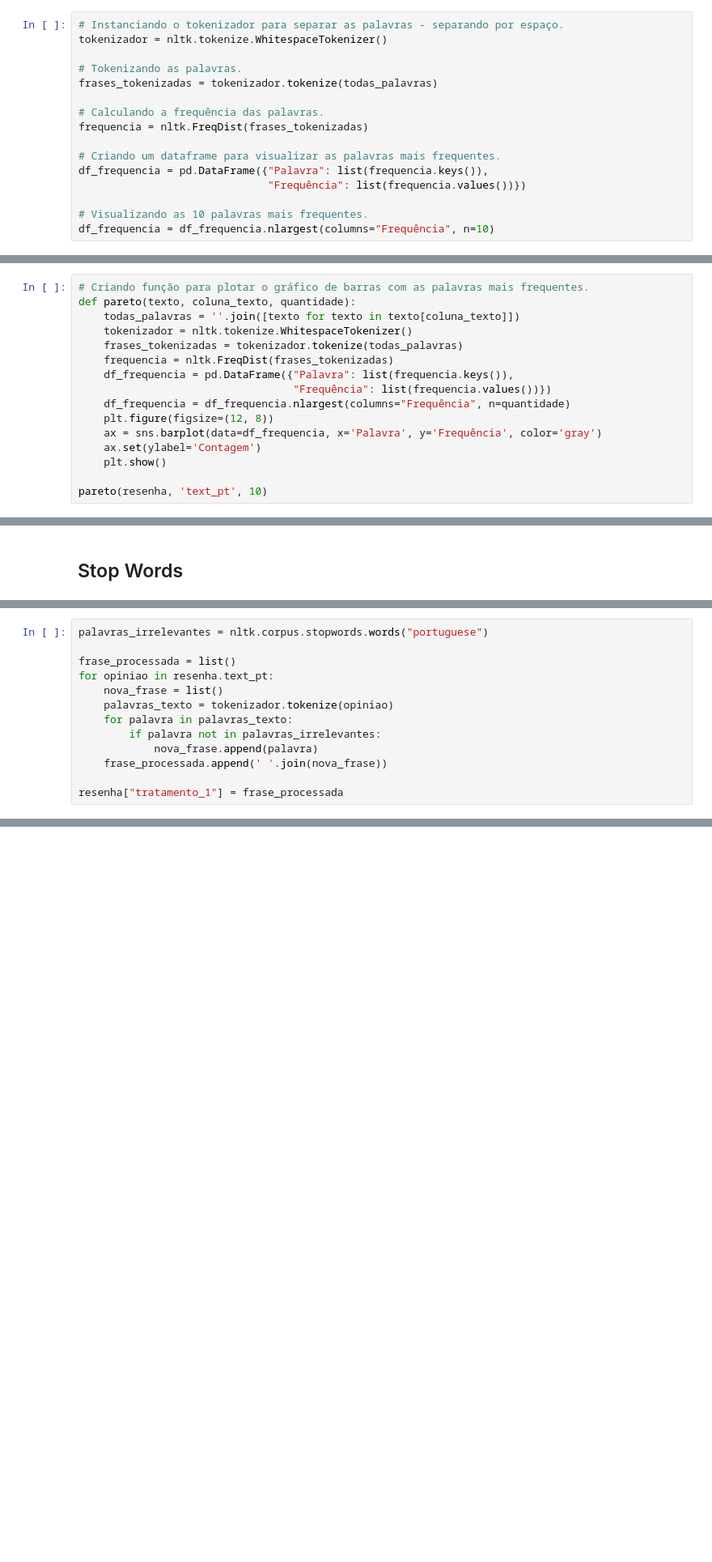
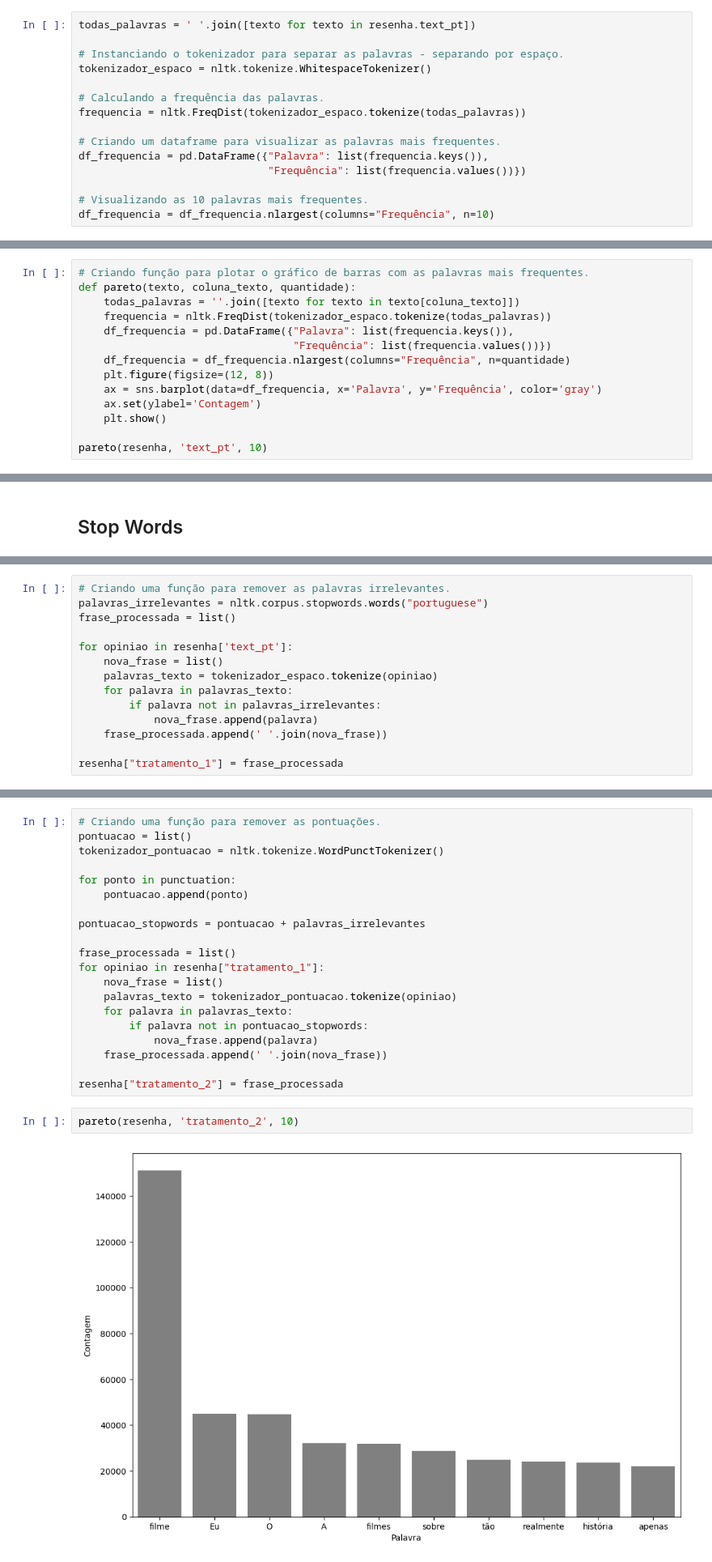
Before and after one commit to CrisNakamura/estudo_nlp, a Jupyter notebook: projeto_nlp.ipynb, the cells around one changed output, grey strips where cells are left out. Shown at 81% size. Saved outputs shown, nothing was run; the diff lists cells and outputs as text; blank space fills up the shorter version.

Commit message:
[feat] Normalização de textos

```diff
--- a/projeto_nlp.ipynb
+++ b/projeto_nlp.ipynb
@@ -104,14 +143,13 @@ nuvem_palavras_pos(resenha, 'text_pt')
 # %% [markdown]
 ## Tokenização
 # %%
+todas_palavras = ' '.join([texto for texto in resenha.text_pt])
+
 # Instanciando o tokenizador para separar as palavras - separando por espaço.
-tokenizador = nltk.tokenize.WhitespaceTokenizer()
-
-# Tokenizando as palavras.
-frases_tokenizadas = tokenizador.tokenize(todas_palavras)
+tokenizador_espaco = nltk.tokenize.WhitespaceTokenizer()
 
 # Calculando a frequência das palavras.
-frequencia = nltk.FreqDist(frases_tokenizadas)
+frequencia = nltk.FreqDist(tokenizador_espaco.tokenize(todas_palavras))
 
 # Criando um dataframe para visualizar as palavras mais frequentes.
 df_frequencia = pd.DataFrame({"Palavra": list(frequencia.keys()),
@@ -125,9 +163,7 @@ df_frequencia = df_frequencia.nlargest(columns="Frequência", n=10)
 # Criando função para plotar o gráfico de barras com as palavras mais frequentes.
 def pareto(texto, coluna_texto, quantidade):
     todas_palavras = ''.join([texto for texto in texto[coluna_texto]])
-    tokenizador = nltk.tokenize.WhitespaceTokenizer()
-    frases_tokenizadas = tokenizador.tokenize(todas_palavras)
-    frequencia = nltk.FreqDist(frases_tokenizadas)
+    frequencia = nltk.FreqDist(tokenizador_espaco.tokenize(todas_palavras))
     df_frequencia = pd.DataFrame({"Palavra": list(frequencia.keys()),
                                   "Frequência": list(frequencia.values())})
     df_frequencia = df_frequencia.nlargest(columns="Frequência", n=quantidade)
@@ -144,10 +182,11 @@ pareto(resenha, 'text_pt', 10)
 # %%
+# Criando uma função para remover as palavras irrelevantes.
 palavras_irrelevantes = nltk.corpus.stopwords.words("portuguese")
+frase_processada = list()
 
-frase_processada = list()
-for opiniao in resenha.text_pt:
+for opiniao in resenha['text_pt']:
     nova_frase = list()
-    palavras_texto = tokenizador.tokenize(opiniao)
+    palavras_texto = tokenizador_espaco.tokenize(opiniao)
     for palavra in palavras_texto:
         if palavra not in palavras_irrelevantes:
             nova_frase.append(palavra)
@@ -210,0 +207,24 @@ Acurácia: 65.83%
+# %%
+# Criando uma função para remover as pontuações.
+pontuacao = list()
+tokenizador_pontuacao = nltk.tokenize.WordPunctTokenizer()
+
+for ponto in punctuation:
+    pontuacao.append(ponto)
+
+pontuacao_stopwords = pontuacao + palavras_irrelevantes
+
+frase_processada = list()
+for opiniao in resenha["tratamento_1"]:
+    nova_frase = list()
+    palavras_texto = tokenizador_pontuacao.tokenize(opiniao)
+    for palavra in palavras_texto:
+        if palavra not in pontuacao_stopwords:
+            nova_frase.append(palavra)
+    frase_processada.append(' '.join(nova_frase))
+
+resenha["tratamento_2"] = frase_processada
+# %%
+pareto(resenha, 'tratamento_2', 10)
+# %% [output]
+[figure, added]
```
Also changed, not shown: parts of 24 cells of this notebook.
